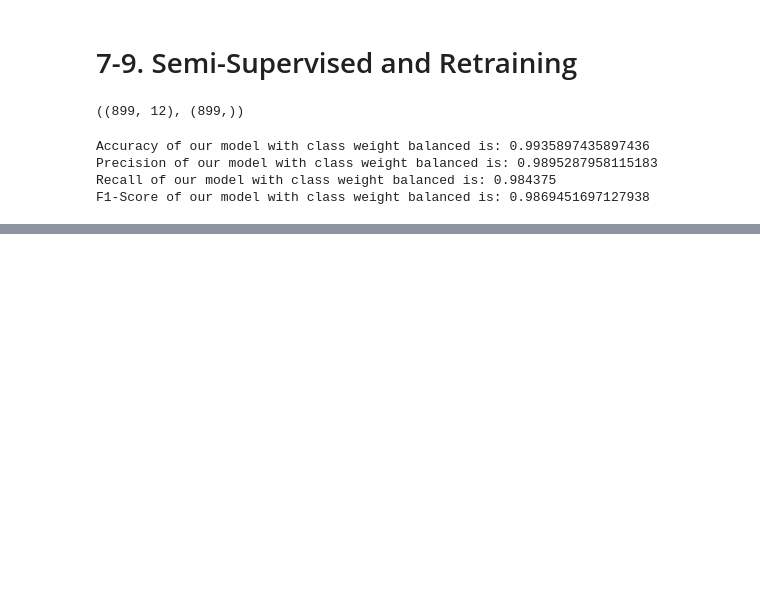
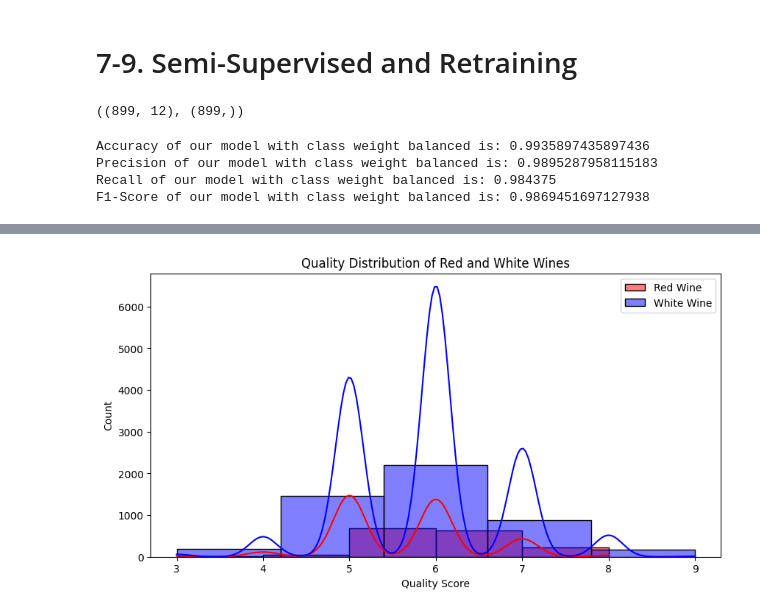
Before and after one commit to dimou-gk/Deep-dive-ML, a Jupyter notebook: Semi_Supervised_&_Model_Evaluation.ipynb, the cells around one changed output, grey strips where cells are left out. Cells and saved outputs as stored; diff of their text form; code cells hidden in the pictures; blank space fills up the shorter version.

```diff
--- a/Semi_Supervised_&_Model_Evaluation.ipynb
+++ b/Semi_Supervised_&_Model_Evaluation.ipynb
@@ -212,0 +247,16 @@ From what we can see from the results the already (almost) perfect performance o
+# %%
+import seaborn as sns
+from scipy.stats import ttest_ind
+
+red_wine = df[df['type'] == 'red']
+white_wine = df[df['type'] == 'white']
+# %%
+plt.figure(figsize=(10, 5))
+sns.histplot(red_wine['quality'], color='red', label='Red Wine', kde=True, bins=5)
+sns.histplot(white_wine['quality'], color='blue', label='White Wine', kde=True, bins=5)
+plt.title('Quality Distribution of Red and White Wines')
+plt.xlabel('Quality Score')
+plt.legend()
+plt.show()
+# %% [output]
+[figure, added]
```
Also changed, not shown: parts of 34 cells of this notebook.
